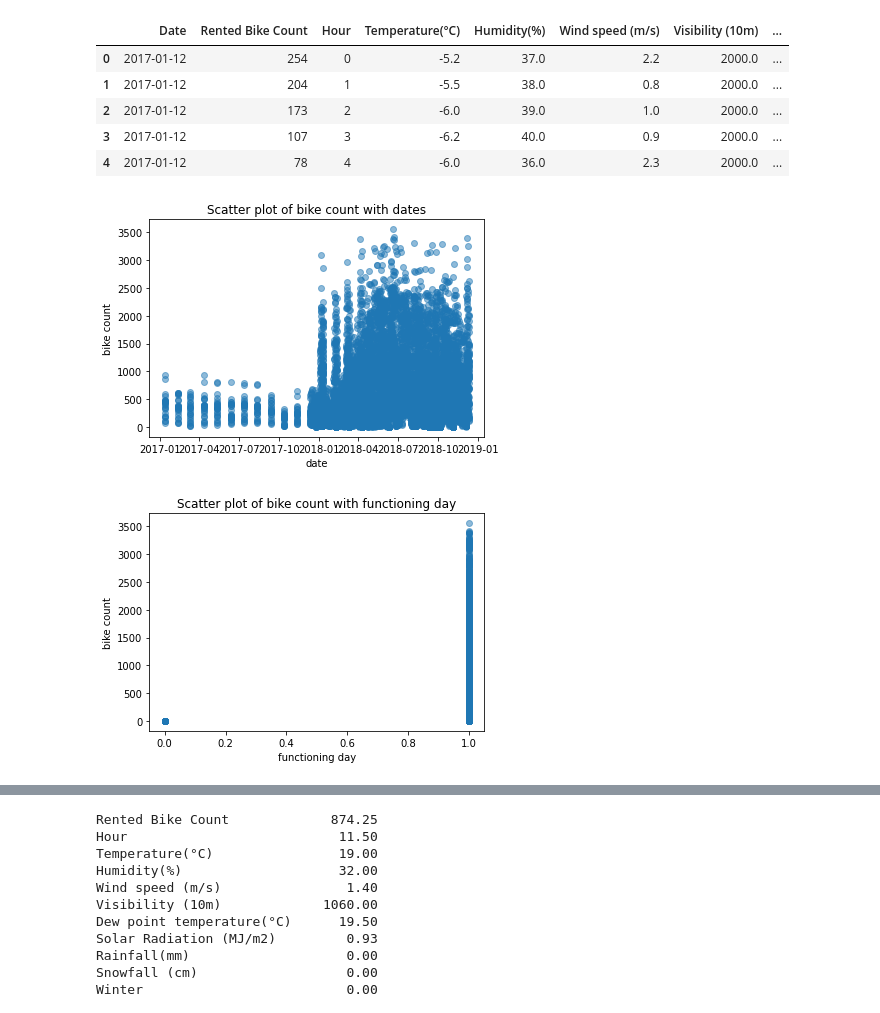
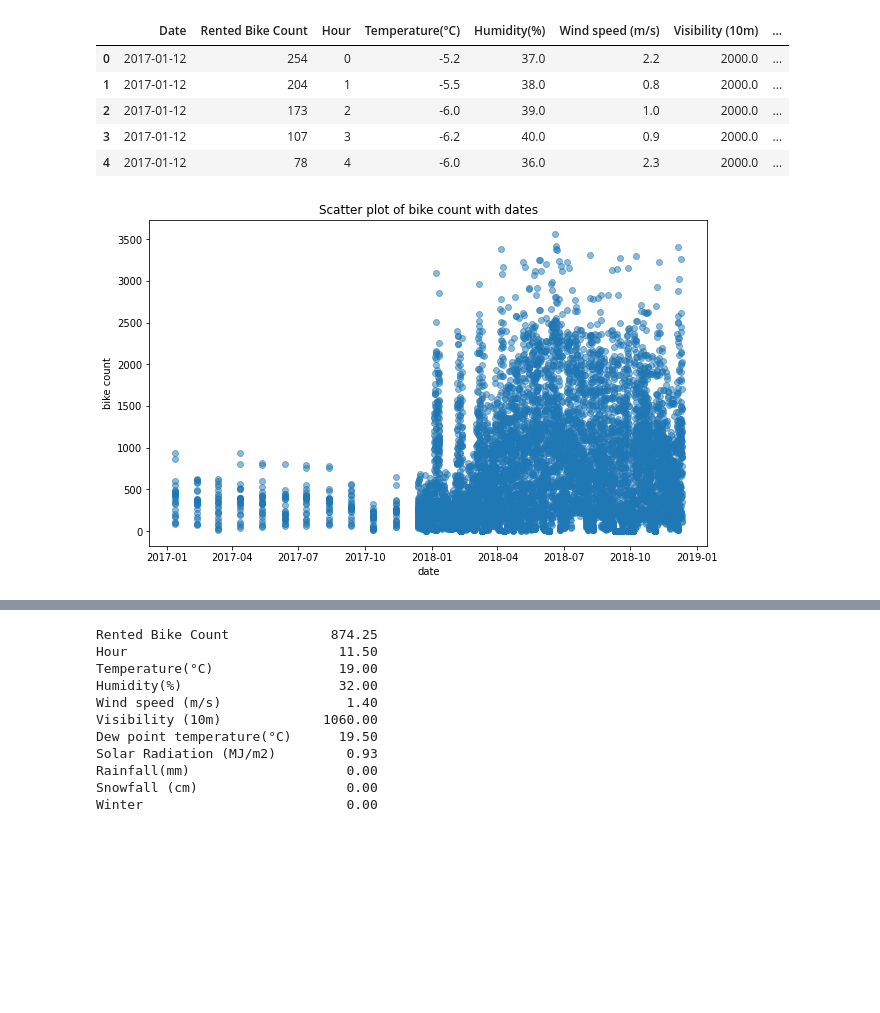
Before and after one commit to arifuddinatif/Bike-Sharing-Demand-Prediction, a Jupyter notebook: Copy_of_Bike_Sharing_Demand_Prediction_Capstone_Project.ipynb, the cells around one changed output, grey strips where cells are left out. Drawn from its saved outputs; the diff is of its cells as text; code cells hidden in the pictures; blank space fills up the shorter version.

```diff
--- a/Copy_of_Bike_Sharing_Demand_Prediction_Capstone_Project.ipynb
+++ b/Copy_of_Bike_Sharing_Demand_Prediction_Capstone_Project.ipynb
@@ -238,18 +305,11 @@ for i in range(len(df['Date'])):
   year.append(df['Date'][i].year)
 df['year'] = year
 # %%
+plt.figure(figsize=(10,6))
 plt.scatter(df['Date'], df['Rented Bike Count'], alpha=0.5)
 plt.title('Scatter plot of bike count with dates')
 plt.xlabel('date')
 plt.ylabel('bike count')
 plt.show()
 # %% [output]
-[figure, old version]
+[figure, new version]
-# %%
-plt.scatter(df['Functioning Day'], df['Rented Bike Count'], alpha=0.5)
-plt.title('Scatter plot of bike count with functioning day')
-plt.xlabel('functioning day')
-plt.ylabel('bike count')
-plt.show()
-# %% [output]
-[figure, removed]
```
Also changed, not shown: parts of 21 cells of this notebook.
